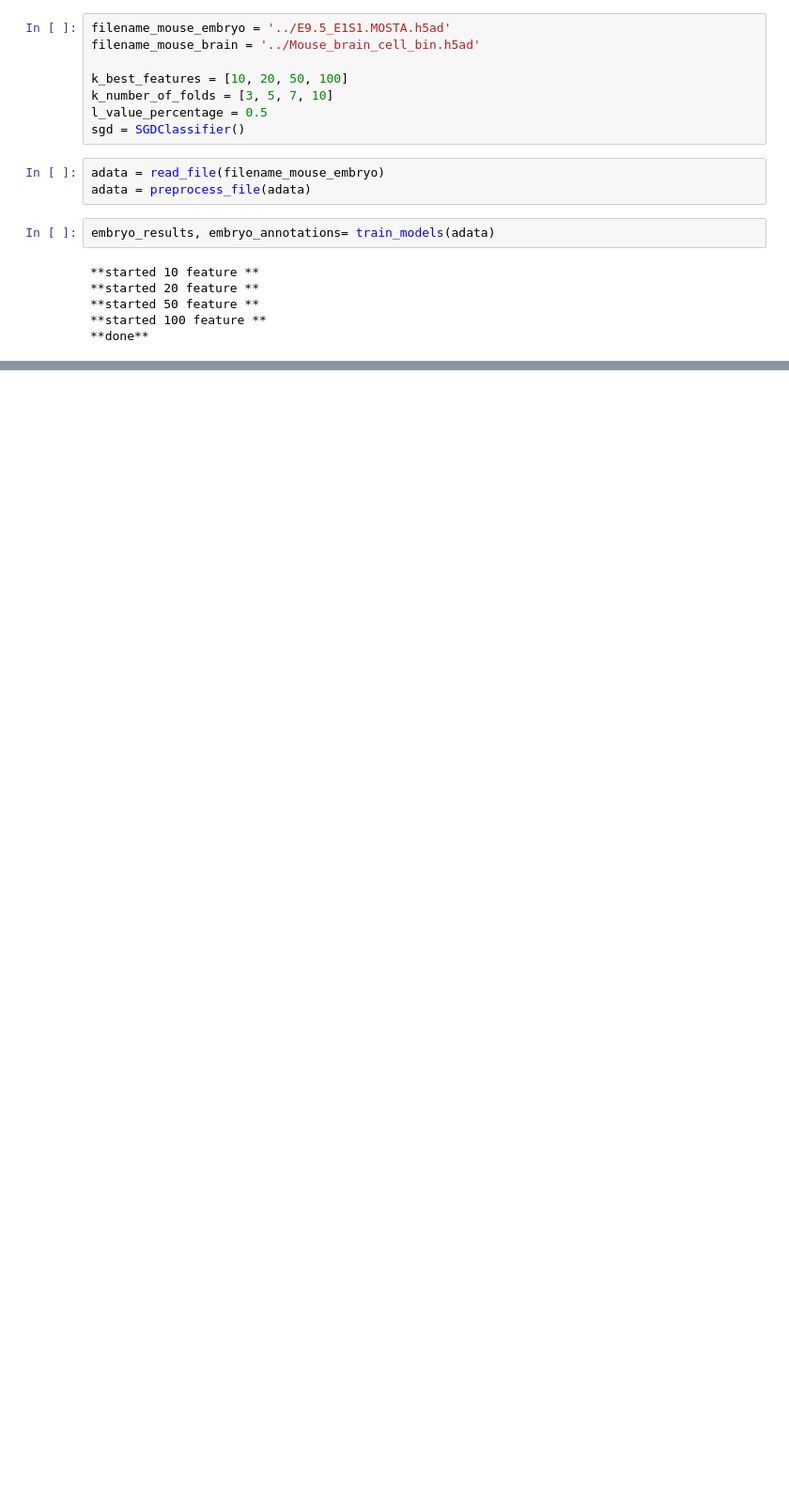
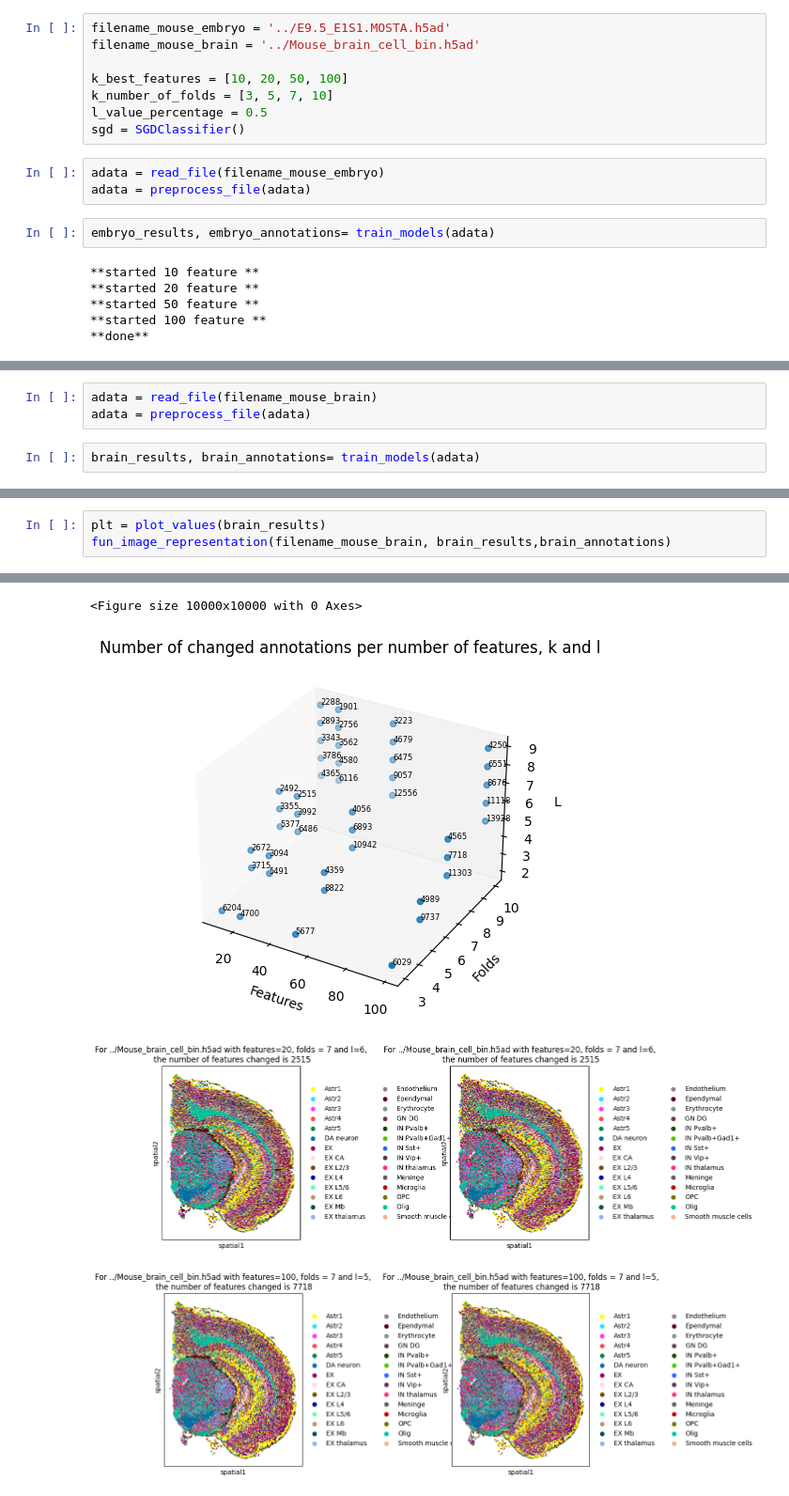
Before and after one commit to Aleks1706/gi2023_project, a Jupyter notebook: gi_projekat.ipynb, the cells around one changed output, grey strips where cells are left out. Shown at 94% size. Saved outputs shown, nothing was run; the diff lists cells and outputs as text; blank space fills up the shorter version.

```diff
--- a/gi_projekat.ipynb
+++ b/gi_projekat.ipynb
@@ -166,0 +176,5 @@ fun_image_representation(filename_mouse_embryo, embryo_results,embryo_annotation
+# %%
+adata = read_file(filename_mouse_brain)
+adata = preprocess_file(adata)
+# %%
+brain_results, brain_annotations= train_models(adata)
@@ -166,0 +187,4 @@ fun_image_representation(filename_mouse_embryo, embryo_results,embryo_annotation
+# %%
+plt = plot_values(brain_results)
+fun_image_representation(filename_mouse_brain, brain_results,brain_annotations)
+# %% [output]
@@ -166,0 +194,4 @@ fun_image_representation(filename_mouse_embryo, embryo_results,embryo_annotation
+<Figure size 10000x10000 with 0 Axes>
+[figure, added]
+[figure, added]
+[figure, added]
```
Also changed, not shown: parts of 3 cells of this notebook.
